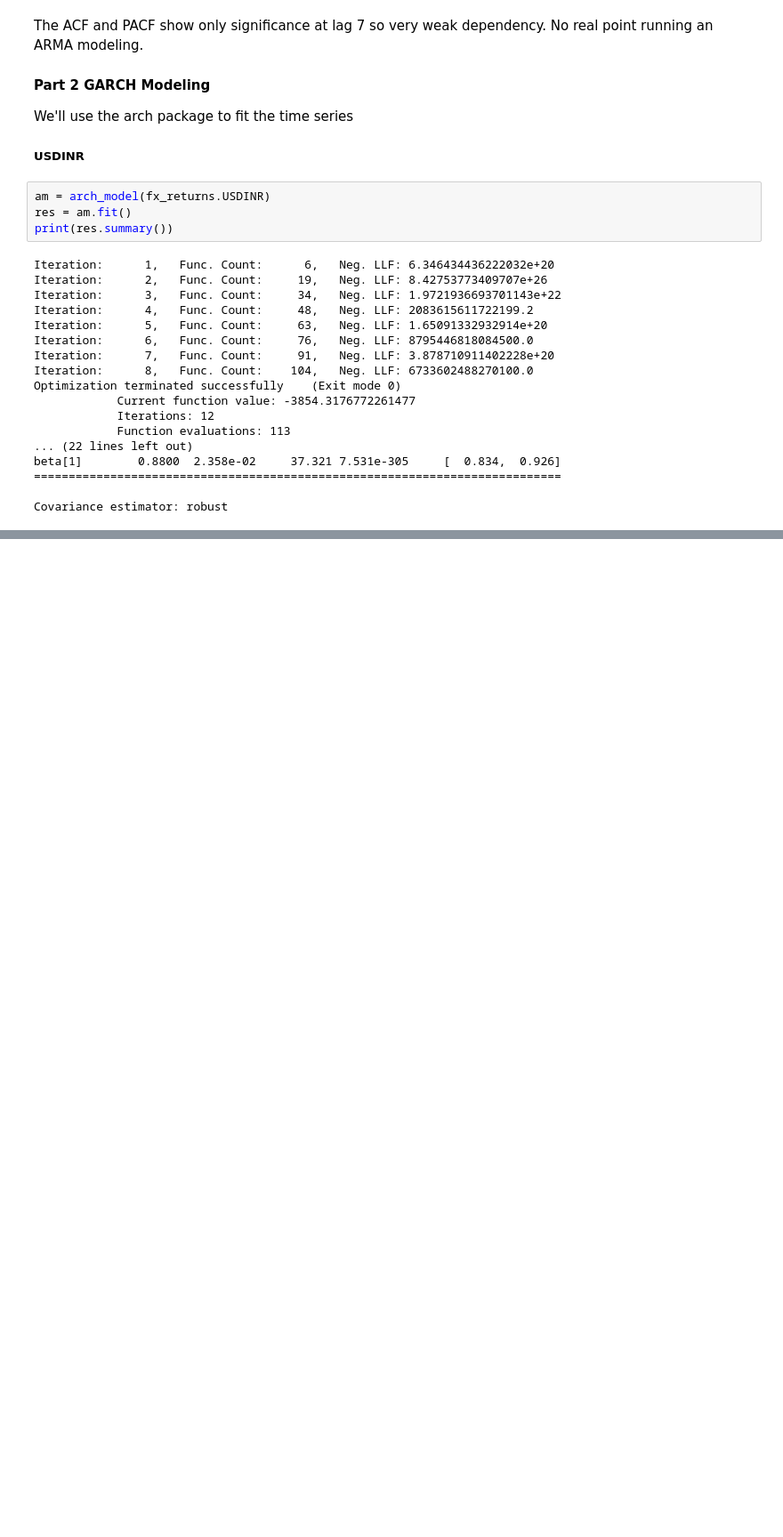
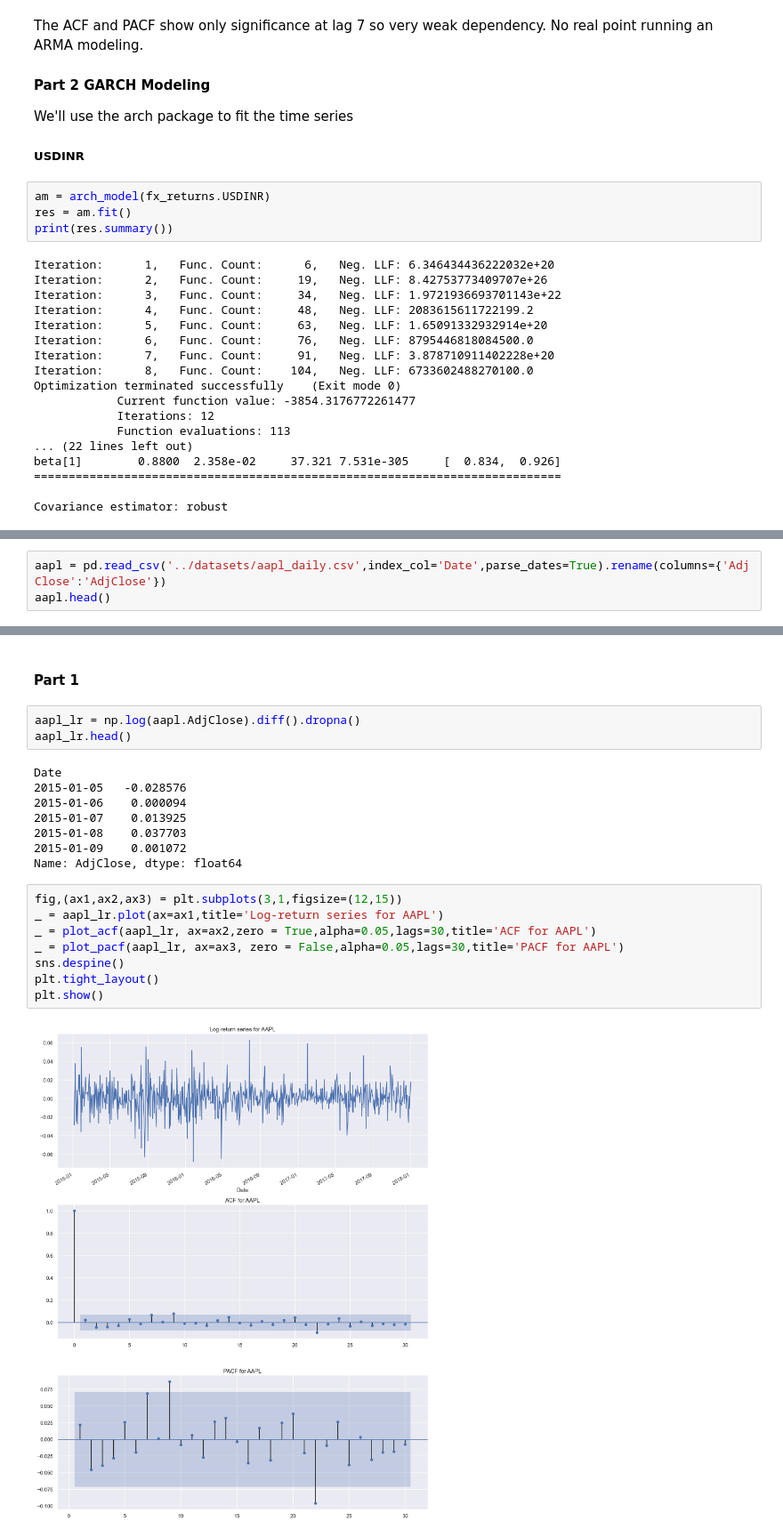
Before and after one commit to NehrenD/algo_trading_and_quant_strategies, a Jupyter notebook: exercises/chapter2_solutions.ipynb, the cells around one changed output, grey strips where cells are left out. Shown at 89% size. Saved outputs shown, nothing was run; the diff lists cells and outputs as text; blank space fills up the shorter version.

```diff
--- a/exercises/chapter2_solutions.ipynb
+++ b/exercises/chapter2_solutions.ipynb
@@ -307,0 +337,3 @@ Covariance estimator: robust
+# %%
+aapl = pd.read_csv('../datasets/aapl_daily.csv',index_col='Date',parse_dates=True).rename(columns={'Adj Close':'AdjClose'})
+aapl.head()
@@ -307,0 +348,23 @@ Covariance estimator: robust
+# %% [markdown]
+#### Part 1
+# %%
+aapl_lr = np.log(aapl.AdjClose).diff().dropna()
+aapl_lr.head()
+# %% [output]
+Date
+2015-01-05   -0.028576
+2015-01-06    0.000094
+2015-01-07    0.013925
+2015-01-08    0.037703
+2015-01-09    0.001072
+Name: AdjClose, dtype: float64
+# %%
+fig,(ax1,ax2,ax3) = plt.subplots(3,1,figsize=(12,15))
+_ = aapl_lr.plot(ax=ax1,title='Log-return series for AAPL')
+_ = plot_acf(aapl_lr, ax=ax2,zero = True,alpha=0.05,lags=30,title='ACF for AAPL')
+_ = plot_pacf(aapl_lr, ax=ax3, zero = False,alpha=0.05,lags=30,title='PACF for AAPL')
+sns.despine()
+plt.tight_layout()
+plt.show()
+# %% [output]
+[figure, added]
```
Also changed, not shown: parts of 37 cells of this notebook, 2 other files.
